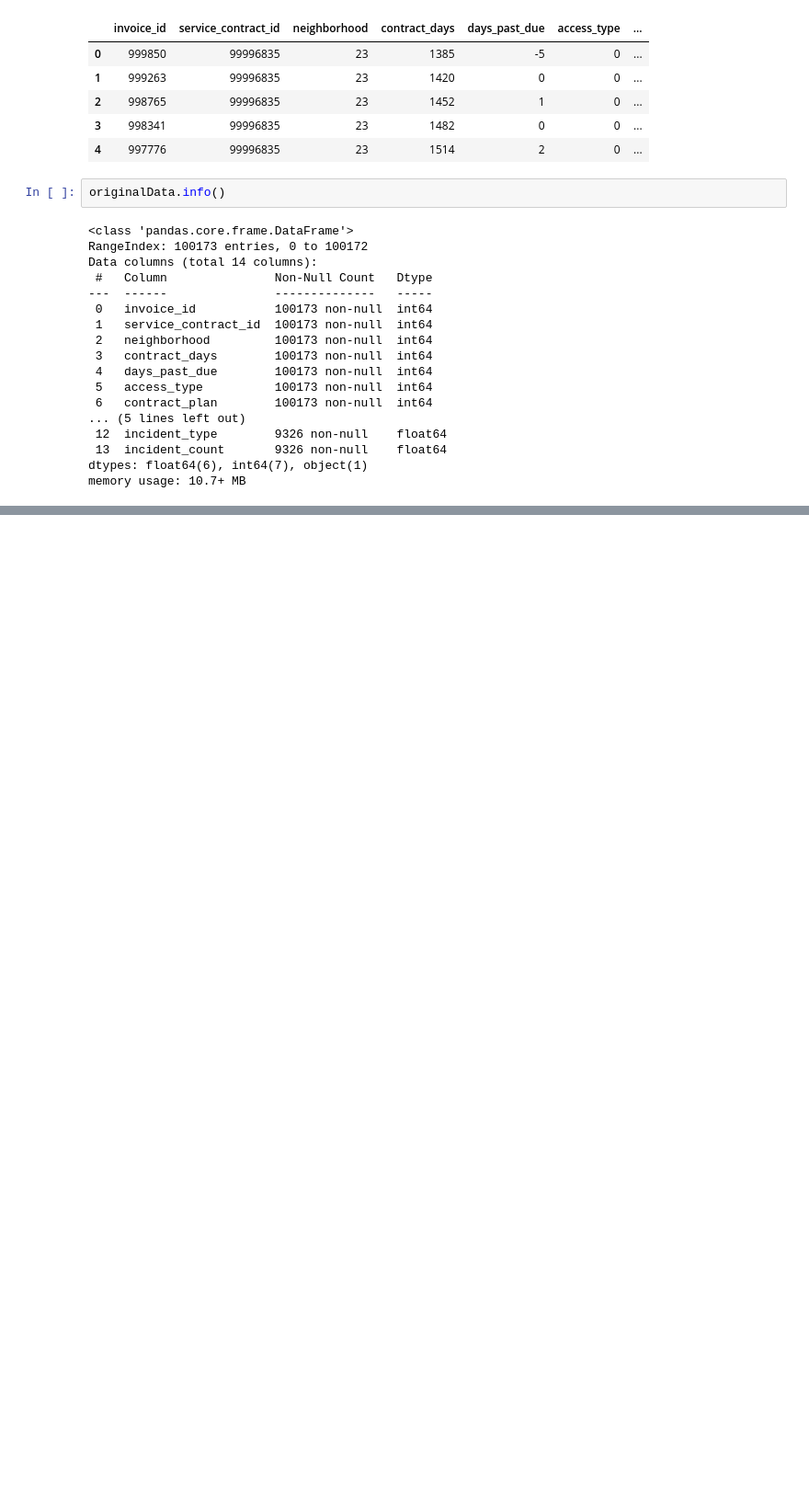
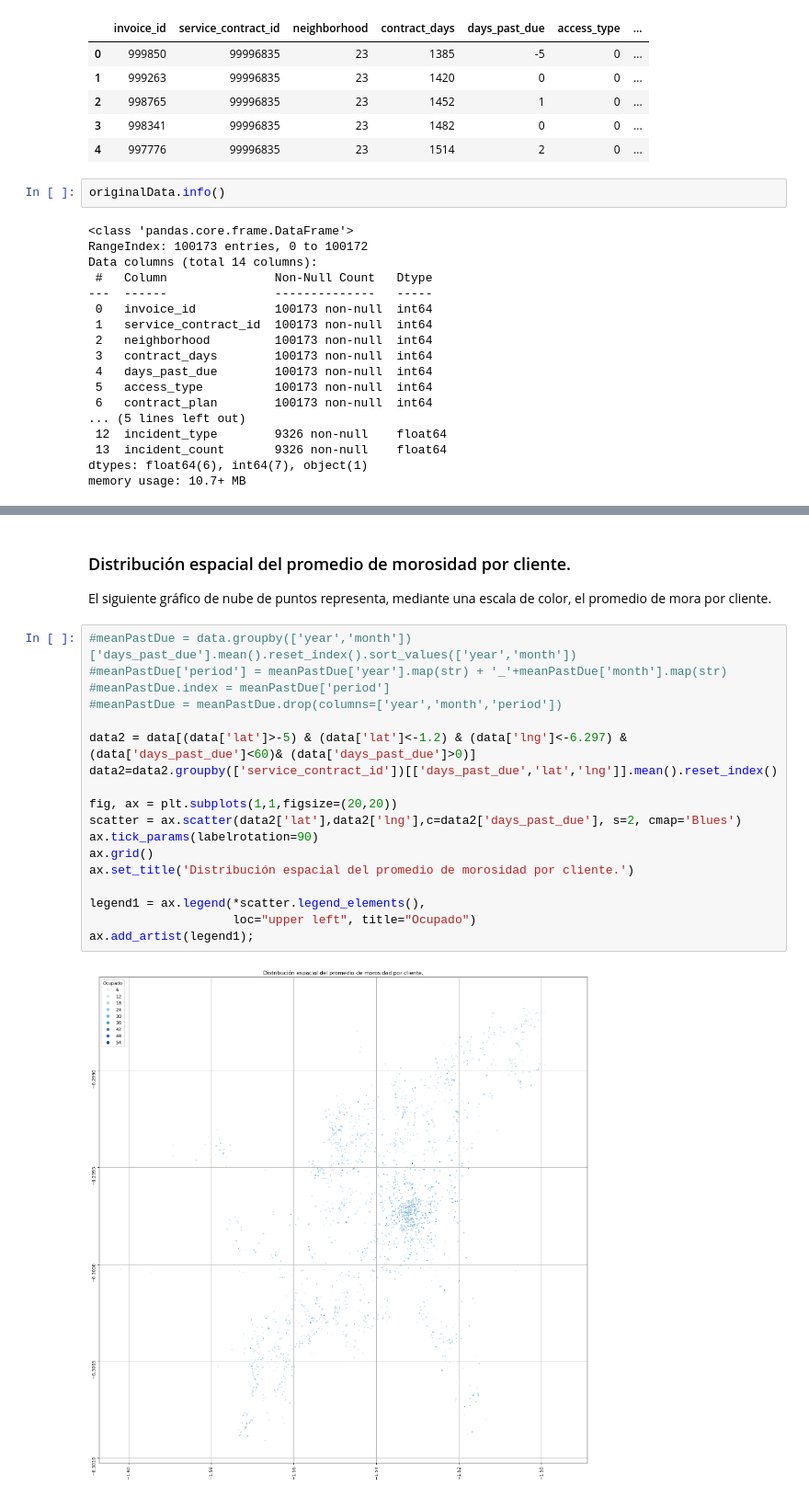
Before and after one commit to orlandoch/mora_ml, a Jupyter notebook: main.ipynb, the cells around one changed output, grey strips where cells are left out. Shown at 92% size. Drawn from its saved outputs; the diff is of its cells as text; blank space fills up the shorter version.

```diff
--- a/main.ipynb
+++ b/main.ipynb
@@ -221,0 +263,24 @@ data.corr()
+# %% [markdown]
+### Distribución espacial del promedio de morosidad por cliente.
+
+El siguiente gráfico de nube de puntos representa, mediante una escala de color, el promedio de mora por cliente.
+# %%
+#meanPastDue = data.groupby(['year','month'])['days_past_due'].mean().reset_index().sort_values(['year','month'])
+#meanPastDue['period'] = meanPastDue['year'].map(str) + '_'+meanPastDue['month'].map(str)
+#meanPastDue.index = meanPastDue['period']
+#meanPastDue = meanPastDue.drop(columns=['year','month','period'])
+
+data2 = data[(data['lat']>-5) & (data['lat']<-1.2) & (data['lng']<-6.297) & (data['days_past_due']<60)& (data['days_past_due']>0)]
+data2=data2.groupby(['service_contract_id'])[['days_past_due','lat','lng']].mean().reset_index()
+
+fig, ax = plt.subplots(1,1,figsize=(20,20))
+scatter = ax.scatter(data2['lat'],data2['lng'],c=data2['days_past_due'], s=2, cmap='Blues')
+ax.tick_params(labelrotation=90)
+ax.grid()
+ax.set_title('Distribución espacial del promedio de morosidad por cliente.')
+
+legend1 = ax.legend(*scatter.legend_elements(),
+                    loc="upper left", title="Ocupado")
+ax.add_artist(legend1);
+# %% [output]
+[figure, added]
```
Also changed, not shown: parts of 15 cells of this notebook.
